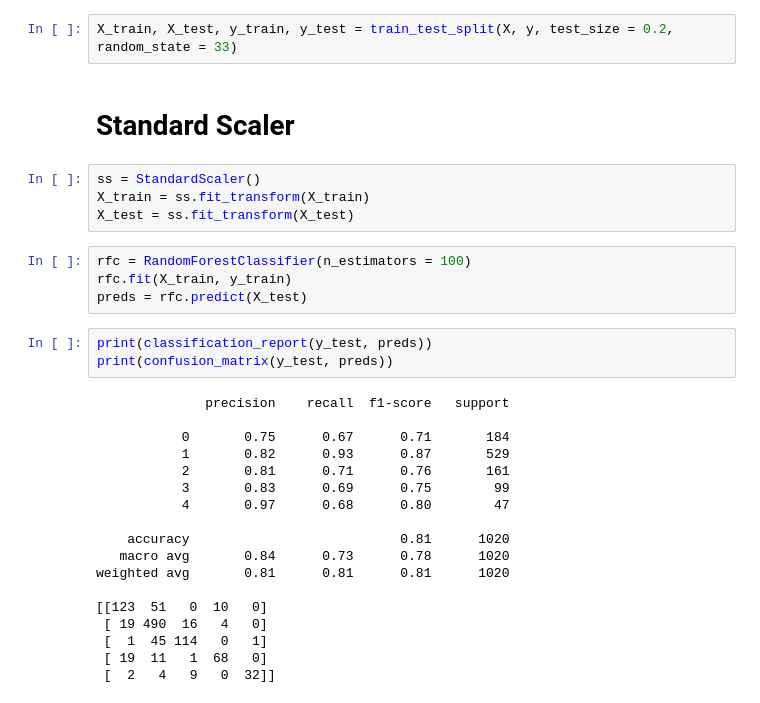
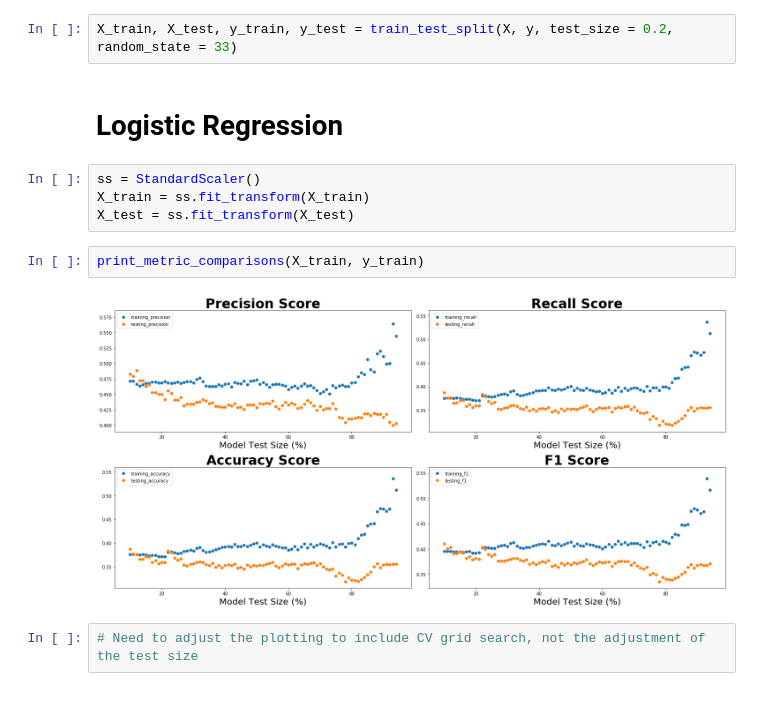
Before and after one commit to andrewcole33/moving_avg_trading, a Jupyter notebook: Untitled.ipynb, the cells around one changed output. Cells and saved outputs as stored; diff of their text form.

```diff
--- a/Untitled.ipynb
+++ b/Untitled.ipynb
@@ -161,34 +172,15 @@ y = data.short_result
 X = data.drop(['date','short_result'], axis = 1)
 # %%
 X_train, X_test, y_train, y_test = train_test_split(X, y, test_size = 0.2, random_state = 33)
-# %% [markdown]
-# Standard Scaler
+# %% [markdown]
+# Logistic Regression
 # %%
 ss = StandardScaler()
 X_train = ss.fit_transform(X_train)
 X_test = ss.fit_transform(X_test)
-# %%
-rfc = RandomForestClassifier(n_estimators = 100)
-rfc.fit(X_train, y_train)
-preds = rfc.predict(X_test)
-# %%
-print(classification_report(y_test, preds))
-print(confusion_matrix(y_test, preds))
-# %% [output]
-              precision    recall  f1-score   support
-
-           0       0.75      0.67      0.71       184
-           1       0.82      0.93      0.87       529
-           2       0.81      0.71      0.76       161
-           3       0.83      0.69      0.75        99
-           4       0.97      0.68      0.80        47
-
-    accuracy                           0.81      1020
-   macro avg       0.84      0.73      0.78      1020
-weighted avg       0.81      0.81      0.81      1020
-
-[[123  51   0  10   0]
- [ 19 490  16   4   0]
- [  1  45 114   0   1]
- [ 19  11   1  68   0]
- [  2   4   9   0  32]]
+# %%
+print_metric_comparisons(X_train, y_train)
+# %% [output]
+[figure, added]
+# %%
+# Need to adjust the plotting to include CV grid search, not the adjustment of the test size
```
Also changed, not shown: parts of 2 cells of this notebook, 3 other files.
